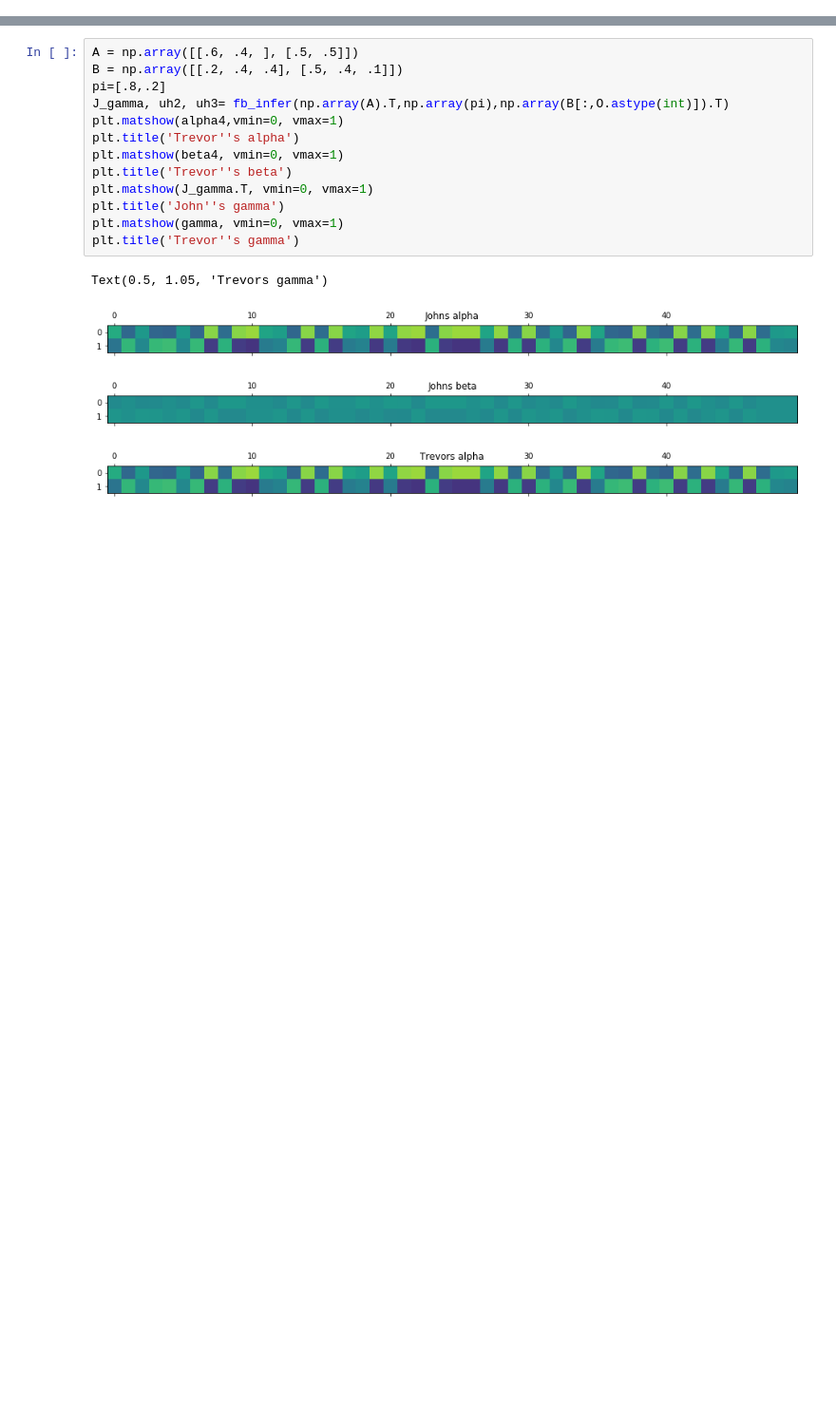
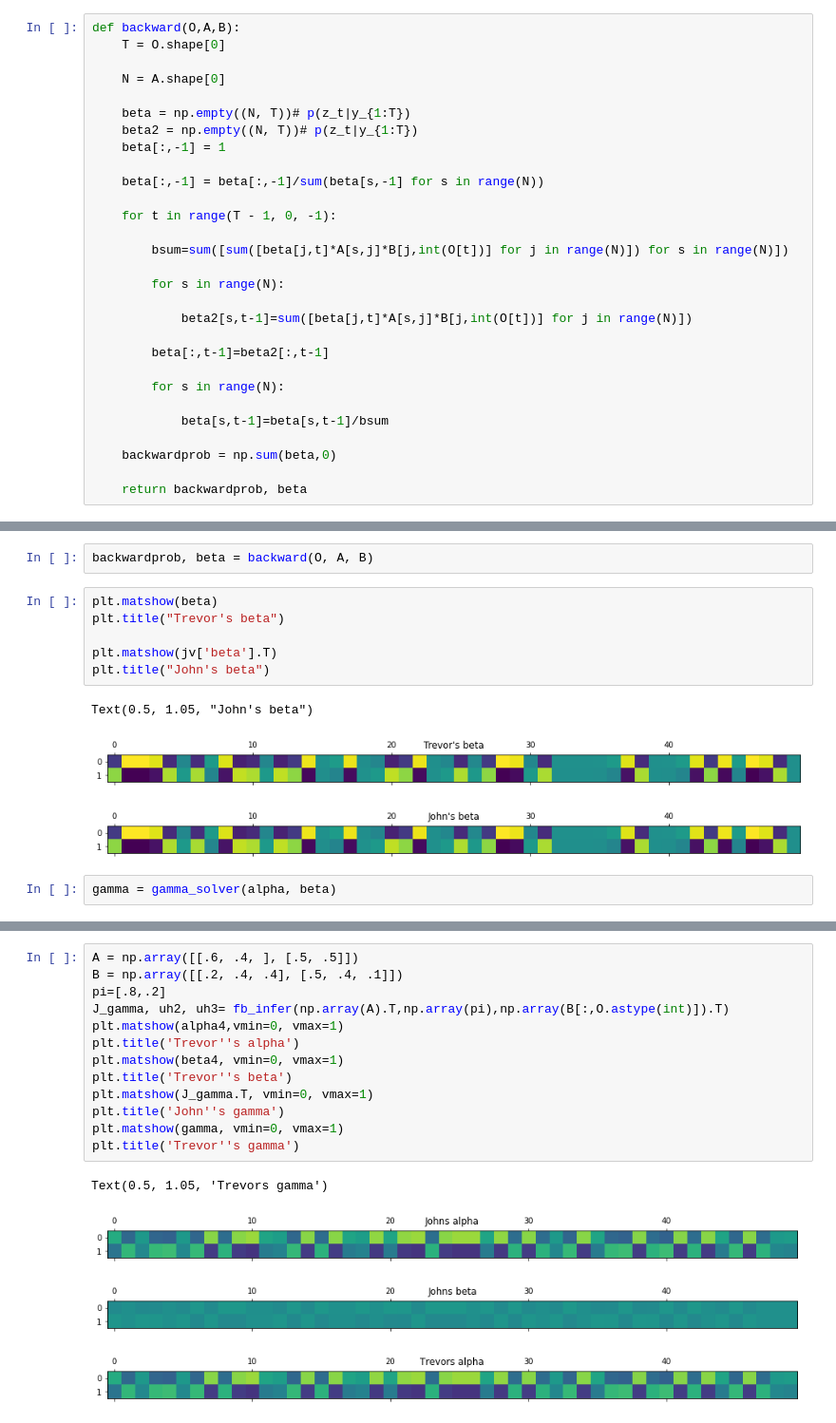
Before and after one commit to Trevorules/Year-0, a Jupyter notebook: EM-FB.ipynb, the cells around one changed output, grey strips where cells are left out. Shown at 95% size. Saved outputs shown, nothing was run; the diff lists cells and outputs as text; blank space fills up the shorter version.

```diff
--- a/EM-FB.ipynb
+++ b/EM-FB.ipynb
@@ -211,0 +197,29 @@ def EM(A_guess,B_guess,O,iterate,pi):
+# %%
+def backward(O,A,B):
+    T = O.shape[0]
+
+    N = A.shape[0]
+
+    beta = np.empty((N, T))# p(z_t|y_{1:T})
+    beta2 = np.empty((N, T))# p(z_t|y_{1:T})
+    beta[:,-1] = 1
+
+    beta[:,-1] = beta[:,-1]/sum(beta[s,-1] for s in range(N))
+
+    for t in range(T - 1, 0, -1):
+
+        bsum=sum([sum([beta[j,t]*A[s,j]*B[j,int(O[t])] for j in range(N)]) for s in range(N)])
+
+        for s in range(N):
+
+            beta2[s,t-1]=sum([beta[j,t]*A[s,j]*B[j,int(O[t])] for j in range(N)])
+
+        beta[:,t-1]=beta2[:,t-1]
+
+        for s in range(N):
+
+            beta[s,t-1]=beta[s,t-1]/bsum
+
+    backwardprob = np.sum(beta,0)
+
+    return backwardprob, beta
@@ -211,0 +258,14 @@ def EM(A_guess,B_guess,O,iterate,pi):
+# %%
+backwardprob, beta = backward(O, A, B)
+# %%
+plt.matshow(beta)
+plt.title("Trevor's beta")
+
+plt.matshow(jv['beta'].T)
+plt.title("John's beta")
+# %% [output]
+Text(0.5, 1.05, "John's beta")
+[figure, added]
+[figure, added]
+# %%
+gamma = gamma_solver(alpha, beta)
```
Also changed, not shown: parts of 21 cells of this notebook.
